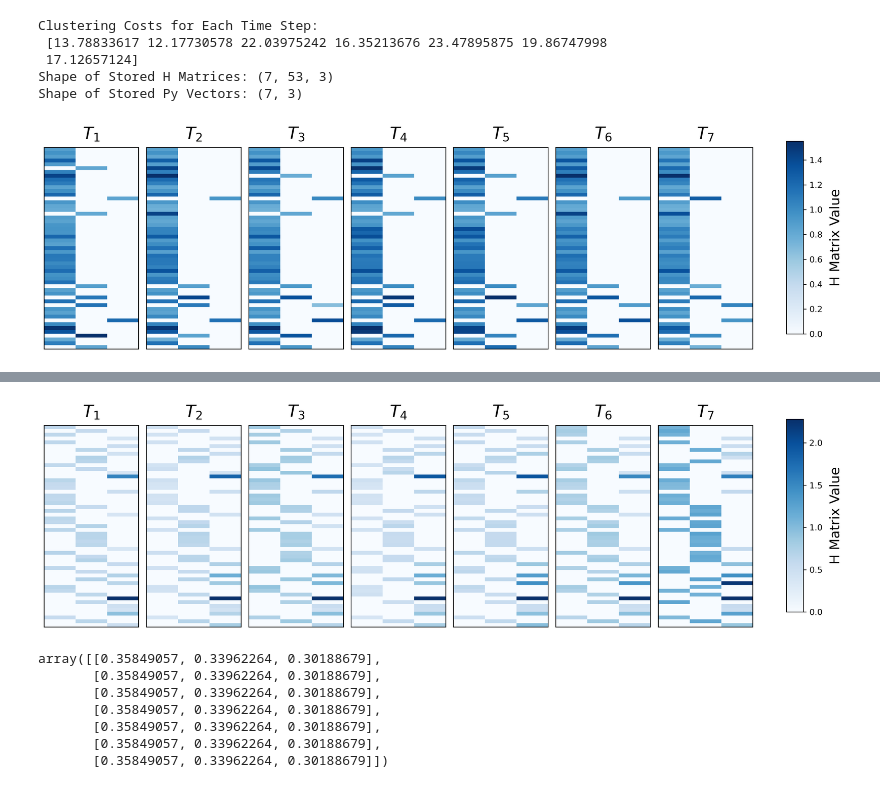
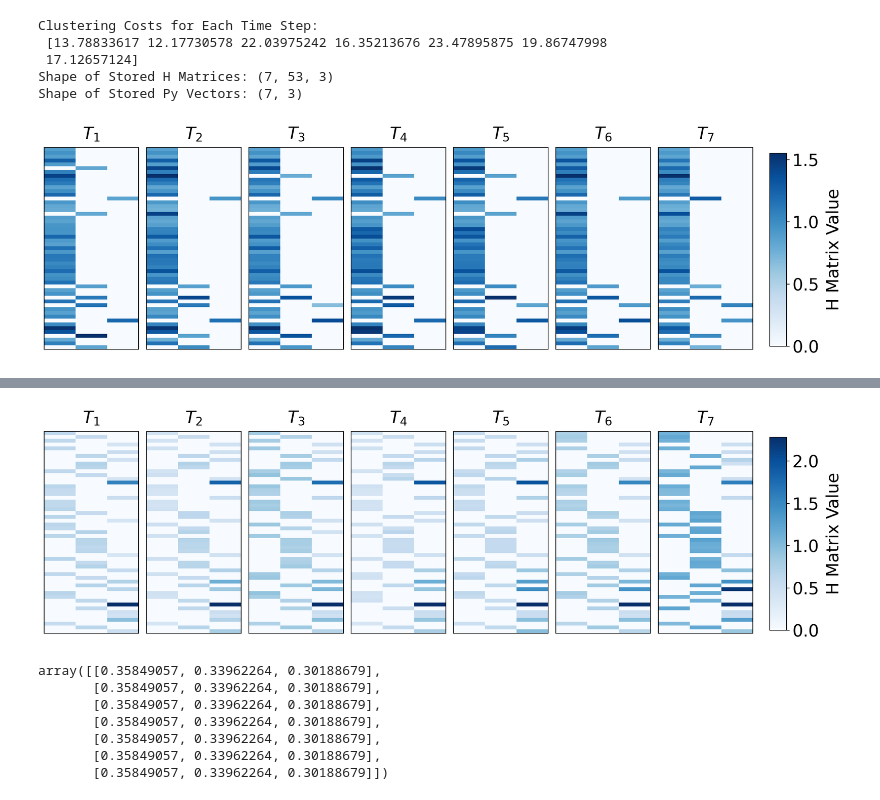
Before and after one commit to salar96/MEP-Orthogonal-NMF, a Jupyter notebook: ONMF_constrained.ipynb, the cells around one changed output, grey strips where cells are left out. Cells and saved outputs as stored; diff of their text form; code cells hidden in the pictures.

```diff
--- a/ONMF_constrained.ipynb
+++ b/ONMF_constrained.ipynb
@@ -754,37 +754,37 @@ fig, axes = plt.subplots(1, 7, figsize=(14, 4), dpi=300)
 # Store images for color bar scaling
 ims = []
 
 # Iterate through each constrained H matrix and plot it
 for i in range(7):
     ax = axes[i]
     im = ax.imshow(H_matrices[i], cmap="Blues", aspect="auto", interpolation="nearest")
     ims.append(im)  # Store for color bar
 
     # Remove x-axis labels and ticks
     ax.set_xticks([])
     ax.set_yticks([])
     ax.tick_params(left=False, bottom=False)
 
     # Add title for each subplot (T1, T2, ..., T7)
     ax.set_title(r"$\mathit{T_" + str(i+1) + "}$", fontsize=20, fontweight='bold', style='italic', pad=10)
 
 # Adjust layout for better spacing
 plt.tight_layout()
 
 # Add a smaller color bar outside
 fig.subplots_adjust(right=0.85)  # Make space for the color bar
-cbar_ax = fig.add_axes([0.89, 0.1, 0.02, 0.8])  # Smaller and centered color bar
+cbar_ax = fig.add_axes([0.87, 0.05, 0.02, 0.8])  # Smaller and centered color bar
 cbar = plt.colorbar(ims[-1], cax=cbar_ax)
-cbar.set_label("H Matrix Value", fontsize=16, labelpad=8)
-cbar.ax.tick_params(labelsize=10)
+cbar.set_label("H Matrix Value", fontsize=20, labelpad=8)
+cbar.ax.tick_params(labelsize=20)
 
 # Save the figure (optional)
 plt.savefig("H_matrices_plot.png", dpi=600, bbox_inches='tight')
 
 # Show the plot
 plt.show()
 # %% [output]
-[figure, old version]
+[figure, new version]
 # %%
 np.random.seed(42)
 
@@ -879,10 +879,10 @@ plt.tight_layout()
 
 # Add a smaller color bar outside
 fig.subplots_adjust(right=0.85)  # Make space for the color bar
-cbar_ax = fig.add_axes([0.89, 0.1, 0.02, 0.8])  # Smaller and centered color bar
+cbar_ax = fig.add_axes([0.87, 0.05, 0.02, 0.8])  # Smaller and centered color bar
 cbar = plt.colorbar(ims[-1], cax=cbar_ax)
-cbar.set_label("H Matrix Value", fontsize=16, labelpad=8)
-cbar.ax.tick_params(labelsize=10)
+cbar.set_label("H Matrix Value", fontsize=20, labelpad=8)
+cbar.ax.tick_params(labelsize=20)
 
 # Save the figure (optional)
 plt.savefig("H_matrices_constrained_plot.png", dpi=600, bbox_inches='tight')
@@ -890,7 +890,7 @@ plt.savefig("H_matrices_constrained_plot.png", dpi=600, bbox_inches='tight')
 # Show the plot
 plt.show()
 # %% [output]
-[figure, old version]
+[figure, new version]
 # %%
 Py_array_constrained
 # %% [output]
```
Also changed, not shown: parts of 2 cells of this notebook.
